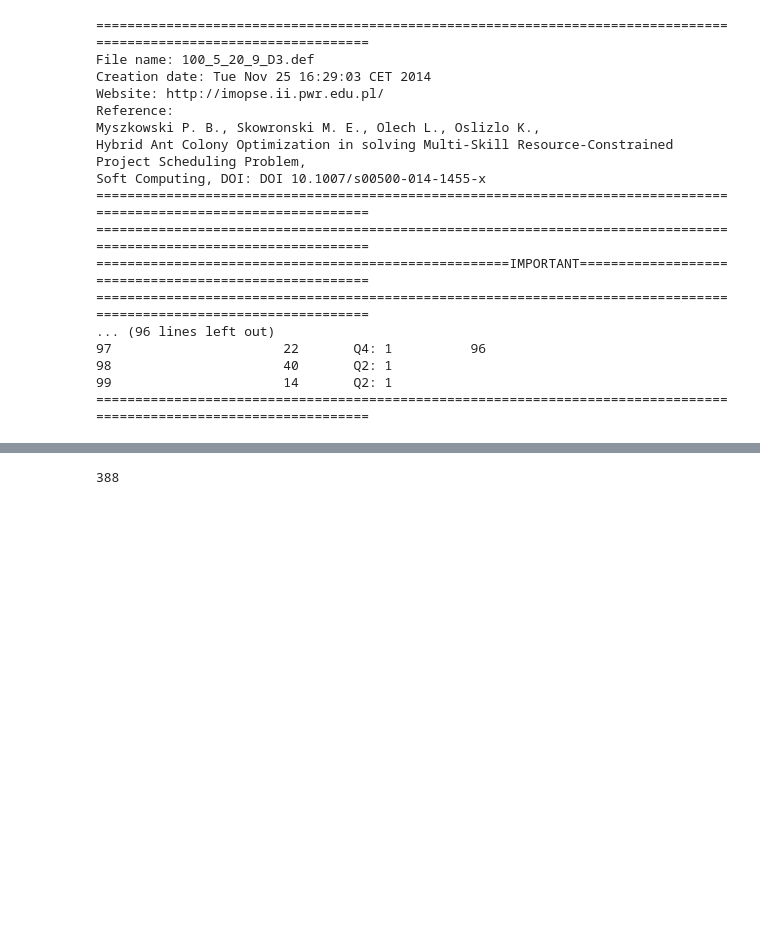
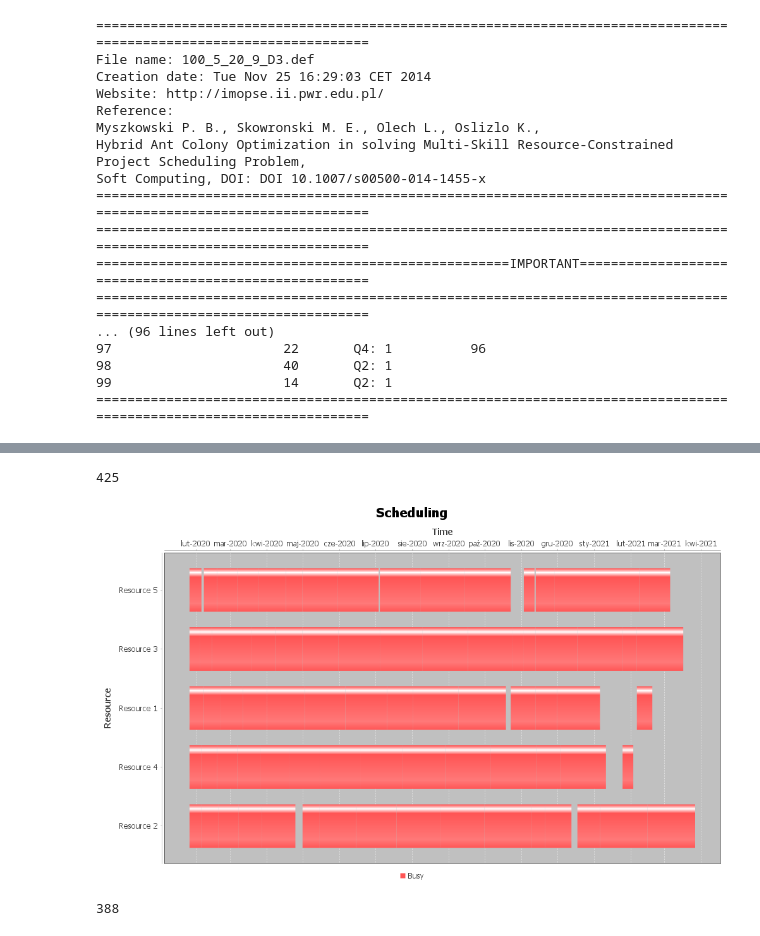
Before and after one commit to ignac8/msrcpsp, a Jupyter notebook: docs/ds.ipynb, the cells around one changed output, grey strips where cells are left out. Drawn from its saved outputs; the diff is of its cells as text; code cells hidden in the pictures; blank space fills up the shorter version.

```diff
--- a/docs/ds.ipynb
+++ b/docs/ds.ipynb
@@ -83,0 +145,10 @@ localSearchSolver.getBestSchedule().get().toGraph().createBufferedImage(1000, 60
+# %%
+Solver greedyBuilderSolver = new GreedyBuilderAlgorithm(greedyBuilderPopulationSize).prepareSolver(dataset);
+greedyBuilderSolver.solve();
+greedyBuilderSolver.getBestSchedule().get().getFitness();
+# %% [output]
+425
+# %%
+greedyBuilderSolver.getBestSchedule().get().toGraph().createBufferedImage(1000, 600)
+# %% [output]
+[figure, added]
```
Also changed, not shown: parts of 18 cells of this notebook, 6 other files.
